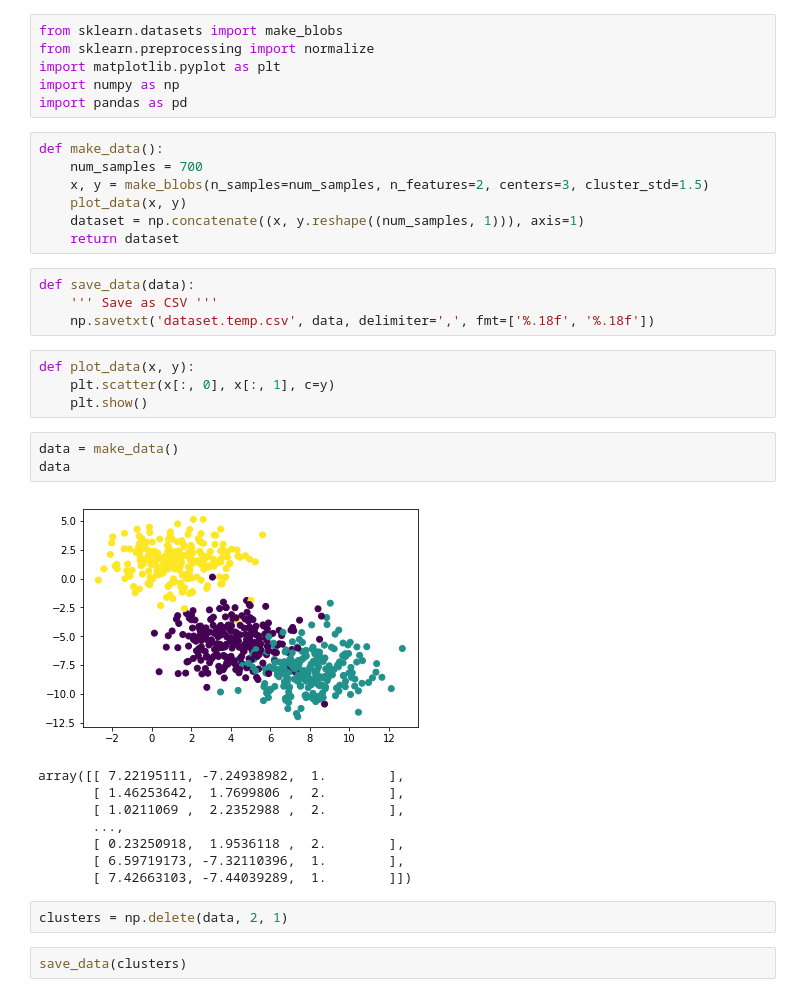
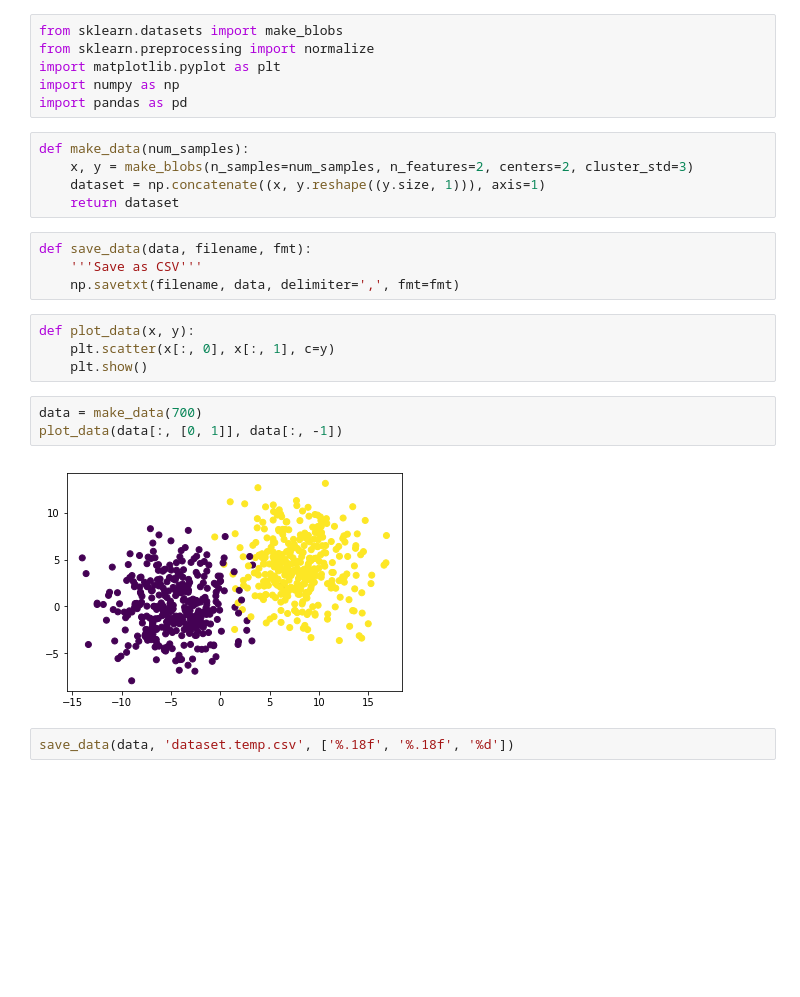
Before and after one commit to vivante/MachineLearning, a Jupyter notebook: assignment3/data-generate.ipynb, the cells around one changed output. Drawn from its saved outputs; the diff is of its cells as text; blank space fills up the shorter version.

```diff
--- a/assignment3/data-generate.ipynb
+++ b/assignment3/data-generate.ipynb
@@ -5,33 +5,22 @@ import matplotlib.pyplot as plt
 import numpy as np
 import pandas as pd
 # %%
-def make_data():
-    num_samples = 700
-    x, y = make_blobs(n_samples=num_samples, n_features=2, centers=3, cluster_std=1.5)
-    plot_data(x, y)
-    dataset = np.concatenate((x, y.reshape((num_samples, 1))), axis=1)
+def make_data(num_samples):
+    x, y = make_blobs(n_samples=num_samples, n_features=2, centers=2, cluster_std=3)
+    dataset = np.concatenate((x, y.reshape((y.size, 1))), axis=1)
     return dataset
 # %%
-def save_data(data):
-    ''' Save as CSV '''
-    np.savetxt('dataset.temp.csv', data, delimiter=',', fmt=['%.18f', '%.18f'])
+def save_data(data, filename, fmt):
+    '''Save as CSV'''
+    np.savetxt(filename, data, delimiter=',', fmt=fmt)
 # %%
 def plot_data(x, y):
     plt.scatter(x[:, 0], x[:, 1], c=y)
     plt.show()
 # %%
-data = make_data()
-data
+data = make_data(700)
+plot_data(data[:, [0, 1]], data[:, -1])
 # %% [output]
-[figure, old version]
+[figure, new version]
-array([[ 7.22195111, -7.24938982,  1.        ],
-       [ 1.46253642,  1.7699806 ,  2.        ],
-       [ 1.0211069 ,  2.2352988 ,  2.        ],
-       ...,
-       [ 0.23250918,  1.9536118 ,  2.        ],
-       [ 6.59719173, -7.32110396,  1.        ],
-       [ 7.42663103, -7.44039289,  1.        ]])
-# %%
-clusters = np.delete(data, 2, 1)
-# %%
-save_data(clusters)
+# %%
+save_data(data, 'dataset.temp.csv', ['%.18f', '%.18f', '%d'])
```
Also changed, not shown: 5 other files.
